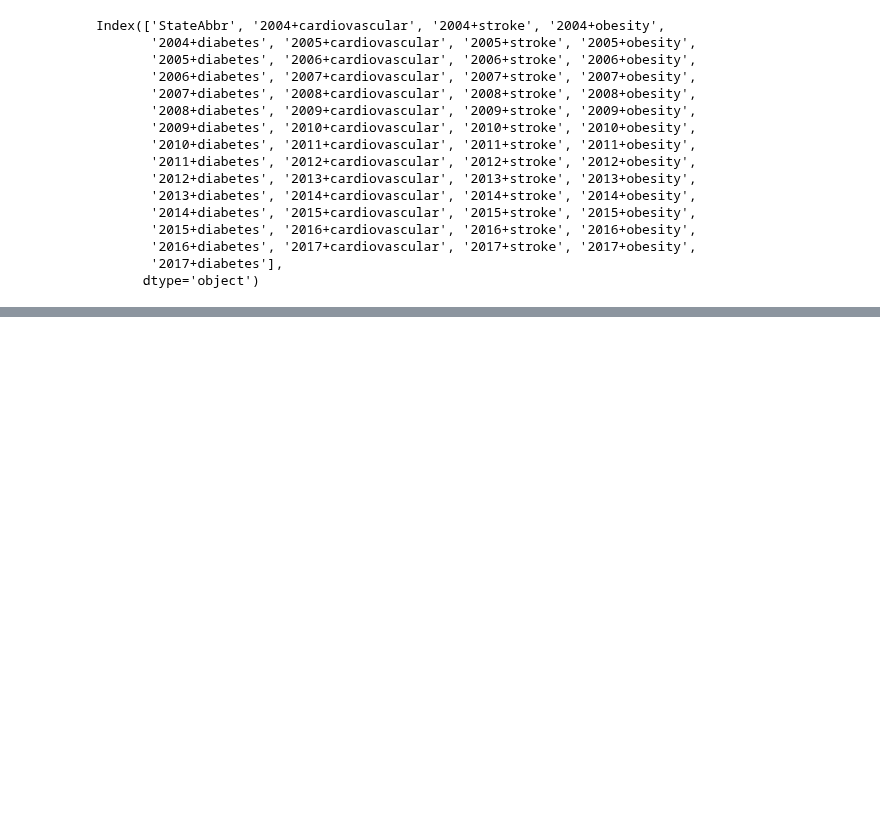
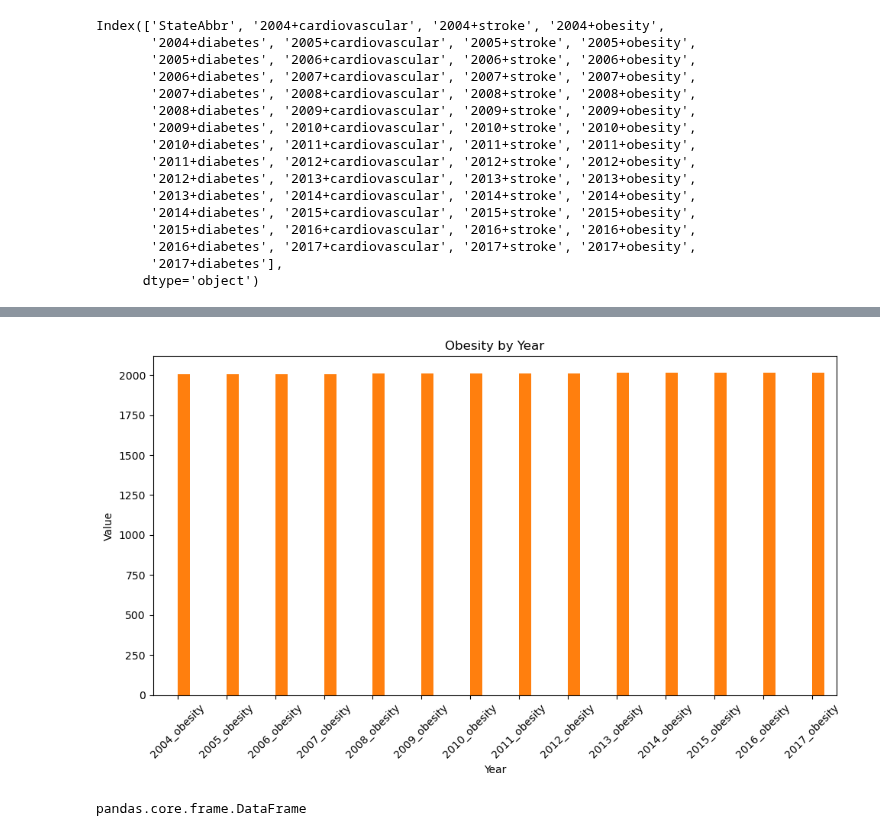
Before and after one commit to HardoModo/Dev10-Capstone, a Jupyter notebook: Jin/Malnutrition by income.ipynb, the cells around one changed output, grey strips where cells are left out. Saved outputs shown, nothing was run; the diff lists cells and outputs as text; code cells hidden in the pictures; blank space fills up the shorter version.

```diff
--- a/Jin/Malnutrition by income.ipynb
+++ b/Jin/Malnutrition by income.ipynb
@@ -144,0 +220,18 @@ health_df
+# %%
+temp_df = pd.DataFrame([data])
+# %%
+temp_df = temp_df.transpose()
+# %%
+temp_df['Year'] = temp_df.index.str.split('_').str[0]
+# %%
+temp_df = temp_df.apply(pd.to_numeric, errors='coerce')
+# %%
+temp_df.plot(kind='bar', legend=False, figsize=(10, 6))
+plt.xlabel('Year')
+plt.ylabel('Value')
+plt.title('Obesity by Year')
+plt.xticks(rotation=45)
+plt.tight_layout()
+plt.show()
+# %% [output]
+[figure, added]
@@ -144,0 +240,4 @@ health_df
+# %%
+health_df
+# %% [output]
+pandas.core.frame.DataFrame
```
Also changed, not shown: parts of 25 cells of this notebook, 2 other files.
